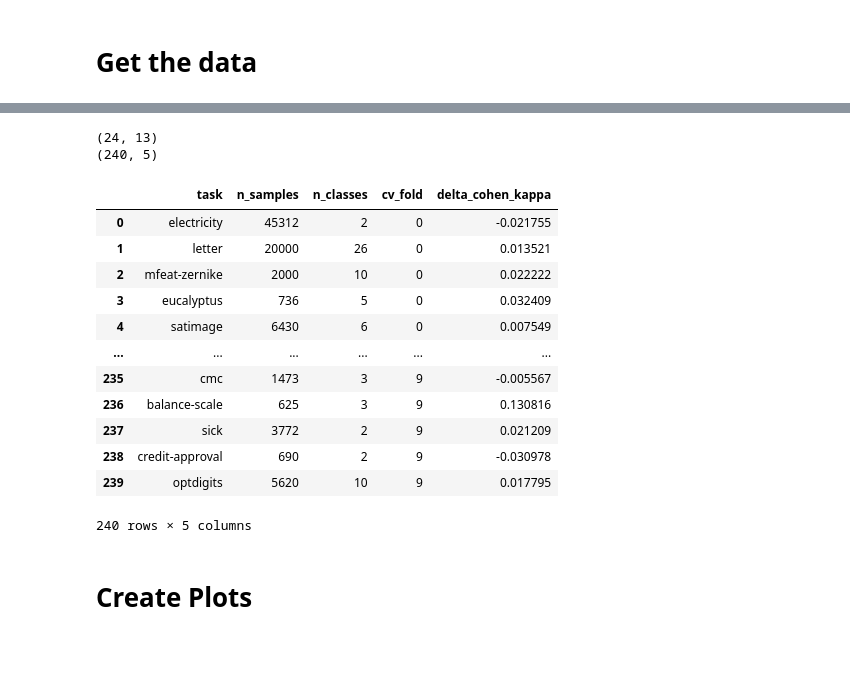
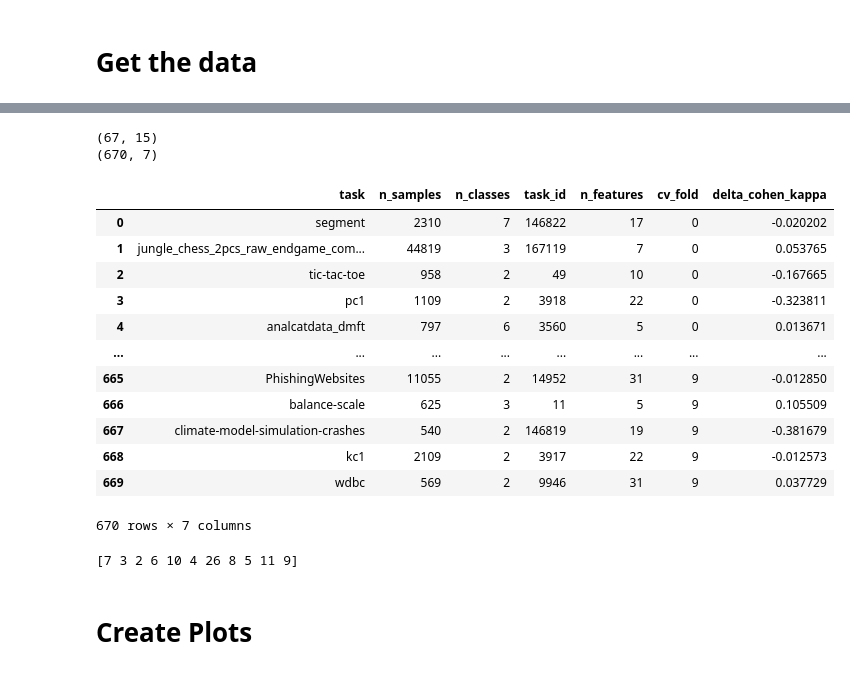
Before and after one commit to NeuroDataDesign/manifold_random_forests, a Jupyter notebook: validation/plot_cc18_benchmarks.ipynb, the cells around one changed output, grey strips where cells are left out. Drawn from its saved outputs; the diff is of its cells as text; code cells hidden in the pictures.

```diff
--- a/validation/plot_cc18_benchmarks.ipynb
+++ b/validation/plot_cc18_benchmarks.ipynb
@@ -32,6 +70,7 @@ start_id = None
 stop_id = None
 
 name = "hackerman_master"
+name = "optimizebranch"
 overwrite = True
 
 # cross validation
@@ -44,9 +83,10 @@ max_features = None
 
 # directory to save the output
 data_dir = Path("/home/adam2392/Downloads")
+data_dir = Path("/Users/adam2392/Dropbox/")
 
 # folder to save results
-folder = data_dir / f"sporf_benchmarks/results_cv{cv}_features={max_features}"
+folder = data_dir / f"sporf_benchmarks/results_cv{cv}_features={max_features}_{name}"
 
 result_files = [f for f in folder.glob("*.pkl")]
 print(len(result_files))
@@ -55,7 +99,20 @@ print(len(result_files))
+# %%
+def _get_task_id(desired_task_name):
+    benchmark_suite = openml.study.get_suite(
+        "OpenML-CC18"
+    )  # obtain the benchmark suite
+    for task_id in benchmark_suite.tasks:
+        task = openml.tasks.get_task(task_id)  # download the OpenML task
+        task_name = task.get_dataset().name
+        if task_name == desired_task_name:
+            n_features = task.get_dataset().get_data()[0].shape[1]
+            return n_features
+    raise Exception(f"Didnt find {desired_task_name}")
 # %%
 tasks = []
 n_samples = []
 n_classes = []
+n_features = []
 sporf_cohens = []
 rf_cohens = []
 task_ids = []
@@ -68,12 +125,15 @@ for fpath in result_files:
     cv = result_dict["cv"]
     fold_test_inds = result_dict["test_indices"]
     y = result_dict["y"]
+    task_name = result_dict["task"]
+    n_feature = _get_task_id(desired_task_name=task_name)
 
     # extract metadata of benchmark experiment
-    tasks.append(result_dict["task"])
+    tasks.append(task_name)
     n_samples.append(result_dict["n_samples"])
     n_classes.append(result_dict["n_classes"])
     task_ids.append(result_dict["task_id"])
+    n_features.append(n_feature)
     # compute cohen kappa for both classifiers
     for clf in ["RF", "SPORF"]:
         clf_cohens = []
@@ -100,0 +161,6 @@ print(np.array(rf_cohens).shape)
+# %%
+result_df = pd.DataFrame((tasks, n_samples, n_classes, task_ids, n_features)).T
+result_df.columns = ["task", "n_samples", "n_classes", "task_id", "n_features"]
+
+print(result_df.shape)
+display(result_df.head())
@@ -138,30 +214,34 @@ display(data_df.head())
 # %%
 # melt the dataframe
 diff_df_melt = pd.melt(
     diff_df,
-    id_vars=["task", "n_samples", "n_classes"],
+    id_vars=["task", "n_samples", "n_classes", "task_id", "n_features"],
     value_name="delta_cohen_kappa",
     var_name="cv_fold",
 )
 
 print(diff_df.shape)
 print(diff_df_melt.shape)
 display(diff_df_melt)
 # %% [output]
-(24, 13)
-(240, 5)
+(67, 15)
+(670, 7)
-|  | task | n_samples | n_classes | cv_fold | delta_cohen_kappa |
-| 0 | electricity | 45312 | 2 | 0 | -0.021755 |
-| 1 | letter | 20000 | 26 | 0 | 0.013521 |
-| 2 | mfeat-zernike | 2000 | 10 | 0 | 0.022222 |
-| 3 | eucalyptus | 736 | 5 | 0 | 0.032409 |
-| 4 | satimage | 6430 | 6 | 0 | 0.007549 |
-| ... | ... | ... | ... | ... | ... |
-| 235 | cmc | 1473 | 3 | 9 | -0.005567 |
-| 236 | balance-scale | 625 | 3 | 9 | 0.130816 |
-| 237 | sick | 3772 | 2 | 9 | 0.021209 |
-| 238 | credit-approval | 690 | 2 | 9 | -0.030978 |
-| 239 | optdigits | 5620 | 10 | 9 | 0.017795 |
+|  | task | n_samples | n_classes | task_id | n_features | cv_fold | delta_cohen_kappa |
+| 0 | segment | 2310 | 7 | 146822 | 17 | 0 | -0.020202 |
+| 1 | jungle_chess_2pcs_raw_endgame_com... | 44819 | 3 | 167119 | 7 | 0 | 0.053765 |
+| 2 | tic-tac-toe | 958 | 2 | 49 | 10 | 0 | -0.167665 |
+| 3 | pc1 | 1109 | 2 | 3918 | 22 | 0 | -0.323811 |
+| 4 | analcatdata_dmft | 797 | 6 | 3560 | 5 | 0 | 0.013671 |
+| ... | ... | ... | ... | ... | ... | ... | ... |
+| 665 | PhishingWebsites | 11055 | 2 | 14952 | 31 | 9 | -0.012850 |
+| 666 | balance-scale | 625 | 3 | 11 | 5 | 9 | 0.105509 |
+| 667 | climate-model-simulation-crashes | 540 | 2 | 146819 | 19 | 9 | -0.381679 |
+| 668 | kc1 | 2109 | 2 | 3917 | 22 | 9 | -0.012573 |
+| 669 | wdbc | 569 | 2 | 9946 | 31 | 9 | 0.037729 |
-240 rows × 5 columns
+670 rows × 7 columns
+# %%
+print(diff_df_melt["n_classes"].unique())
+# %% [output]
+[7 3 2 6 10 4 26 8 5 11 9]
 # %% [markdown]
 # Create Plots
```
Also changed, not shown: parts of 21 cells of this notebook, 3 other files.
